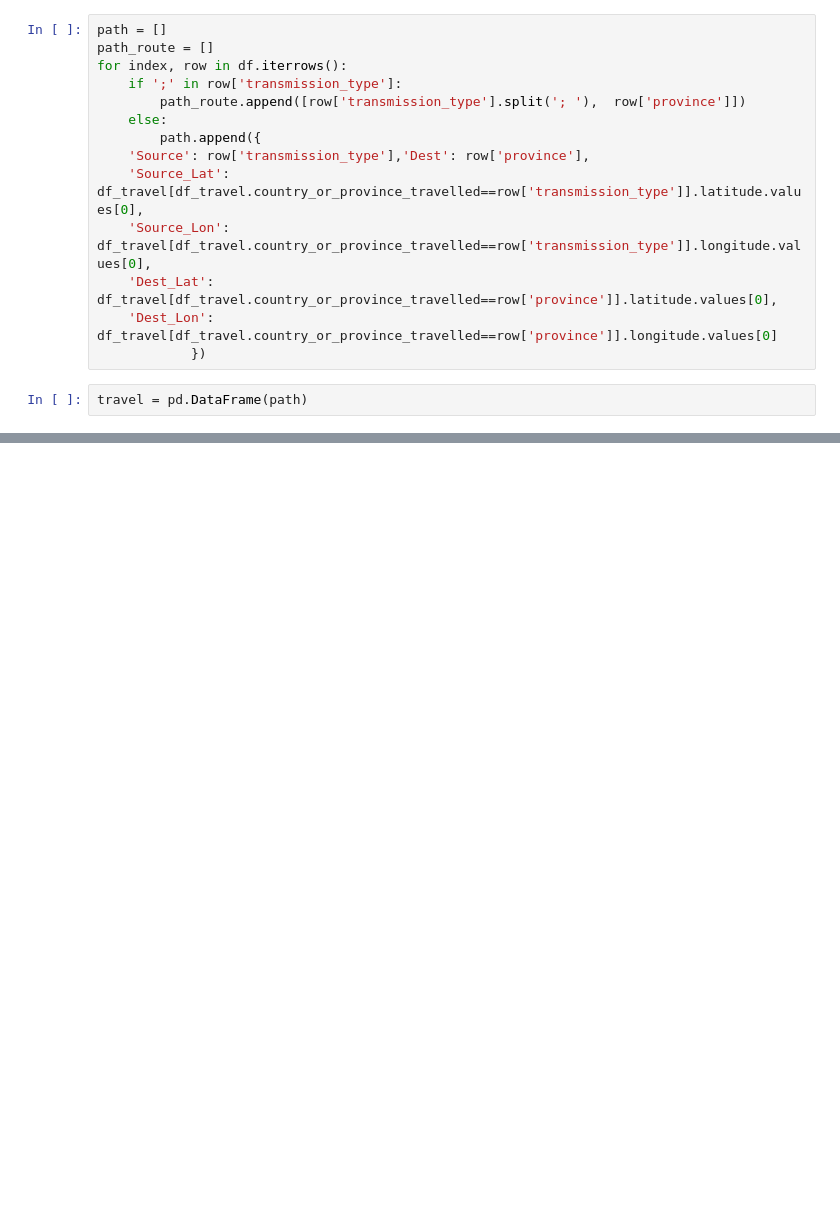
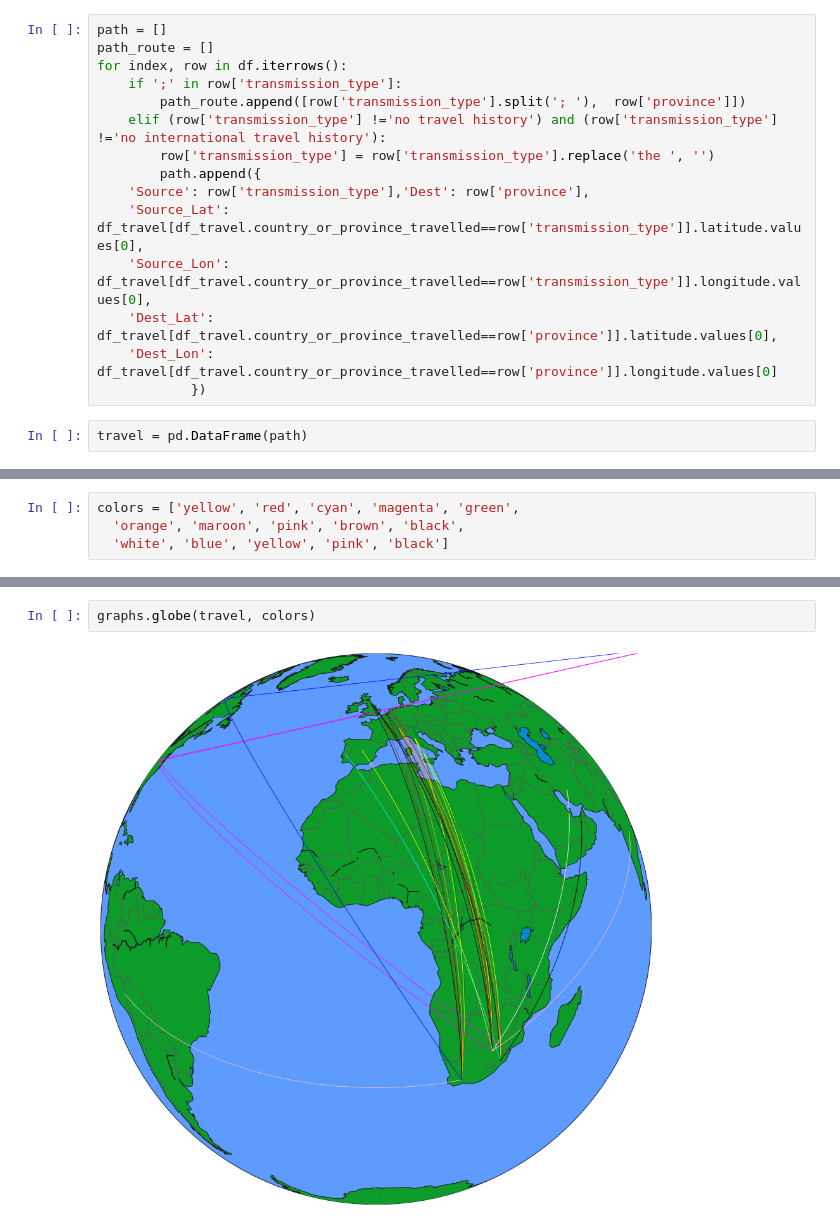
Before and after one commit to dsfsi/covid19za, a Jupyter notebook: notebooks/2020-03-13-starter-notebook.ipynb, the cells around one changed output, grey strips where cells are left out. Drawn from its saved outputs; the diff is of its cells as text; blank space fills up the shorter version.

```diff
--- a/notebooks/2020-03-13-starter-notebook.ipynb
+++ b/notebooks/2020-03-13-starter-notebook.ipynb
@@ -180,7 +172,8 @@ path_route = []
 for index, row in df.iterrows():
     if ';' in row['transmission_type']:
         path_route.append([row['transmission_type'].split('; '),  row['province']])
-    else:
+    elif (row['transmission_type'] !='no travel history') and (row['transmission_type'] !='no international travel history'):
+        row['transmission_type'] = row['transmission_type'].replace('the ', '')
         path.append({
     'Source': row['transmission_type'],'Dest': row['province'],
     'Source_Lat': df_travel[df_travel.country_or_province_travelled==row['transmission_type']].latitude.values[0],
@@ -246,0 +186,4 @@ plt.show()
+# %%
+colors = ['yellow', 'red', 'cyan', 'magenta', 'green',
+  'orange', 'maroon', 'pink', 'brown', 'black',
+  'white', 'blue', 'yellow', 'pink', 'black']
@@ -246,0 +194,4 @@ plt.show()
+# %%
+graphs.globe(travel, colors)
+# %% [output]
+[figure, added]
```
Also changed, not shown: parts of 17 cells of this notebook, 3 other files.
